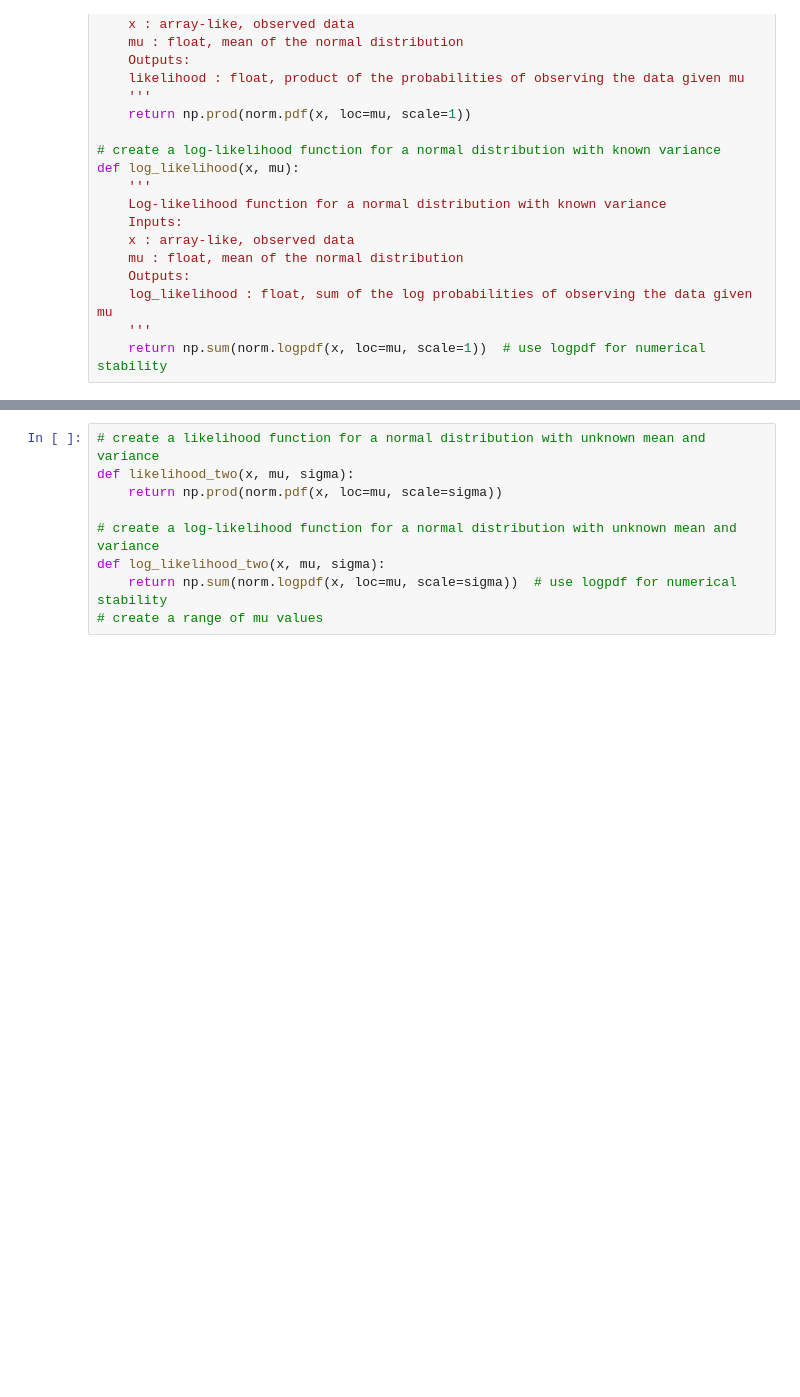
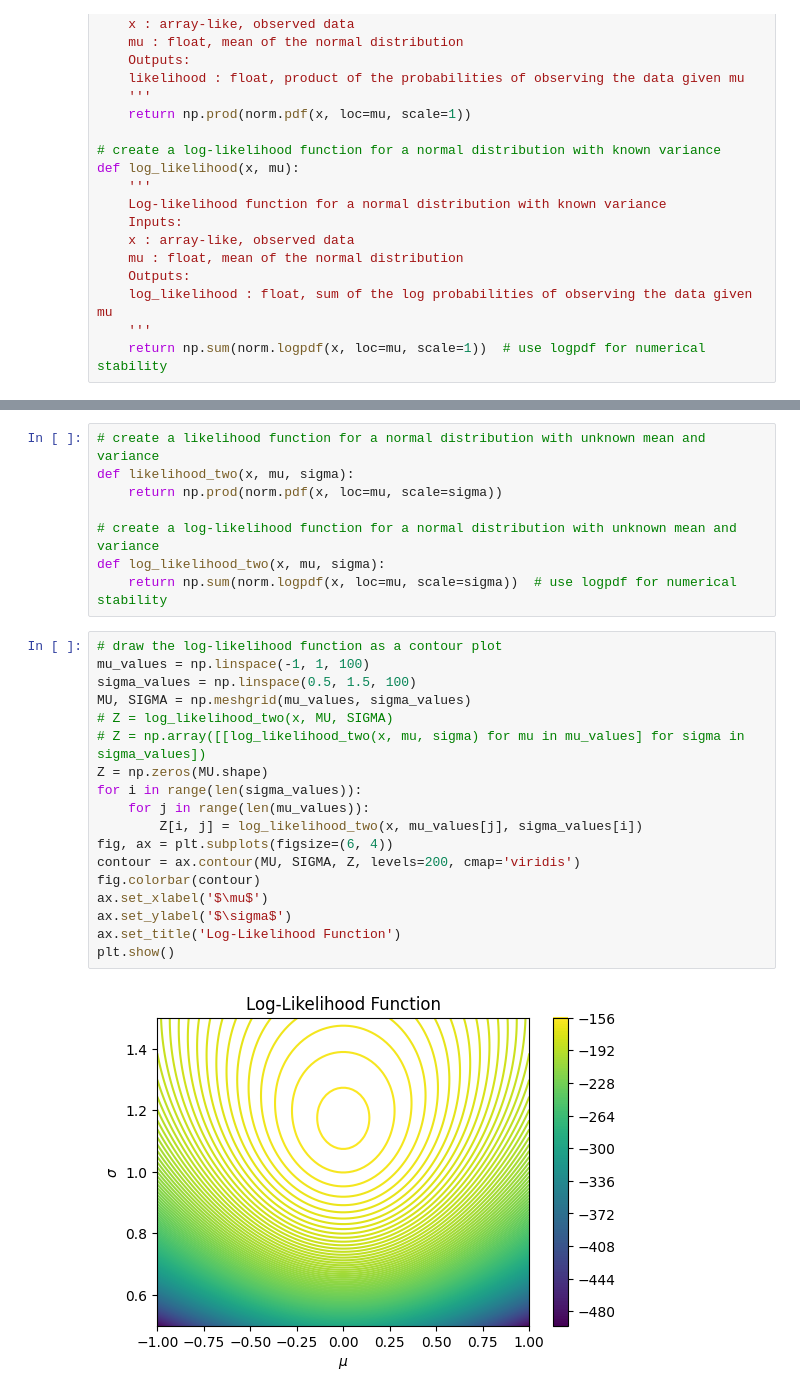
Before and after one commit to ntpuccw/InClassCoding, a Jupyter notebook: gar1015.ipynb, the cells around one changed output, grey strips where cells are left out. Drawn from its saved outputs; the diff is of its cells as text; blank space fills up the shorter version.

```diff
--- a/gar1015.ipynb
+++ b/gar1015.ipynb
@@ -96,7 +96,26 @@ def likelihood_two(x, mu, sigma):
 # create a log-likelihood function for a normal distribution with unknown mean and variance
 def log_likelihood_two(x, mu, sigma):
     return np.sum(norm.logpdf(x, loc=mu, scale=sigma))  # use logpdf for numerical stability
-# create a range of mu values
+# %%
+# draw the log-likelihood function as a contour plot
+mu_values = np.linspace(-1, 1, 100)
+sigma_values = np.linspace(0.5, 1.5, 100)
+MU, SIGMA = np.meshgrid(mu_values, sigma_values)
+# Z = log_likelihood_two(x, MU, SIGMA)
+# Z = np.array([[log_likelihood_two(x, mu, sigma) for mu in mu_values] for sigma in sigma_values])
+Z = np.zeros(MU.shape)
+for i in range(len(sigma_values)):
+    for j in range(len(mu_values)):
+        Z[i, j] = log_likelihood_two(x, mu_values[j], sigma_values[i])
+fig, ax = plt.subplots(figsize=(6, 4))
+contour = ax.contour(MU, SIGMA, Z, levels=200, cmap='viridis')
+fig.colorbar(contour)
+ax.set_xlabel('$\mu$')
+ax.set_ylabel('$\sigma$')
+ax.set_title('Log-Likelihood Function')
+plt.show()
+# %% [output]
+[figure, added]
 # %%
 # use algorithm to compute the maximum likelihood estimates of mu and sigma
 from scipy.optimize import minimize
```
Also changed, not shown: parts of 9 cells of this notebook.
